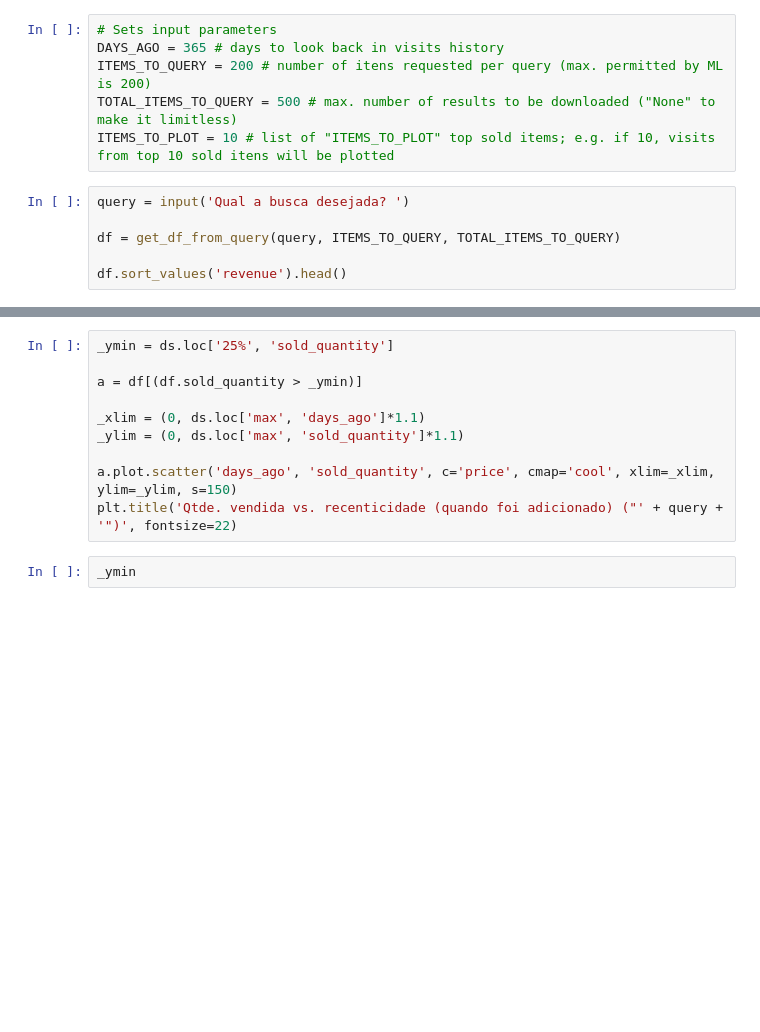
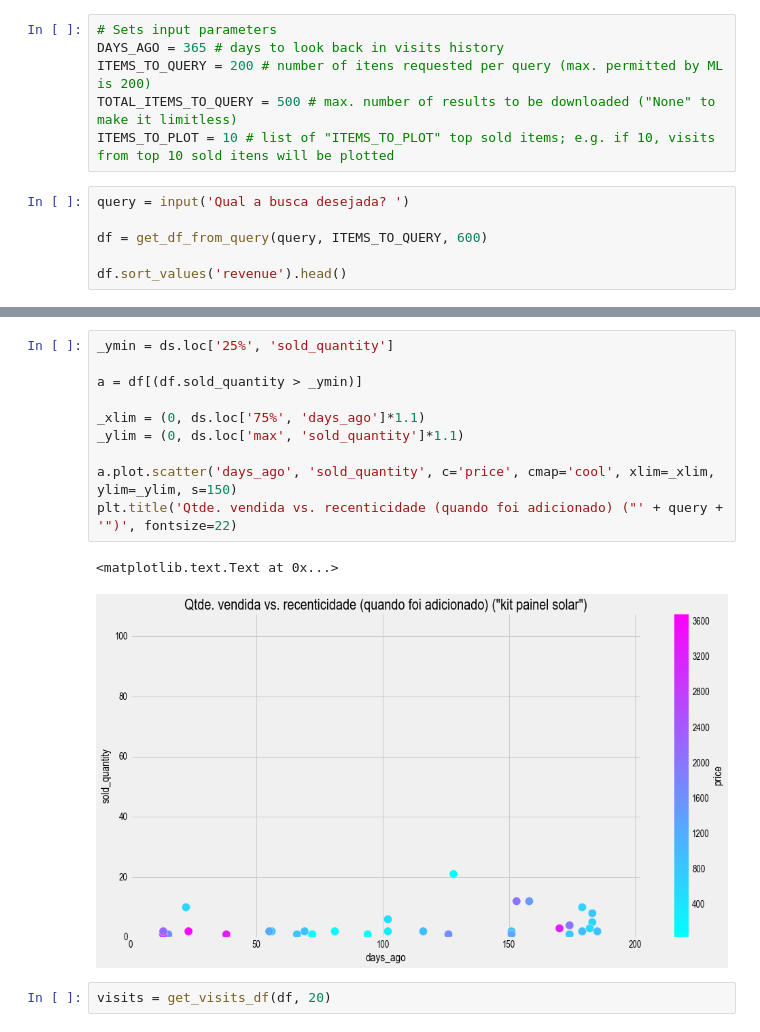
Before and after one commit to lpillmann/mercadolibre-api-wrapper, a Jupyter notebook: exploratory-analysis.ipynb, the cells around one changed output, grey strips where cells are left out. Drawn from its saved outputs; the diff is of its cells as text; blank space fills up the shorter version.

```diff
--- a/exploratory-analysis.ipynb
+++ b/exploratory-analysis.ipynb
@@ -40,7 +43,7 @@ ITEMS_TO_PLOT = 10 # list of "ITEMS_TO_PLOT" top sold items; e.g. if 10, visits
 # %%
 query = input('Qual a busca desejada? ')
 
-df = get_df_from_query(query, ITEMS_TO_QUERY, TOTAL_ITEMS_TO_QUERY)
+df = get_df_from_query(query, ITEMS_TO_QUERY, 600)
 
 df.sort_values('revenue').head()
 # %% [output]
@@ -60,12 +80,15 @@ plt.title('Qtde. vendida vs. preço ("' + query + '")', fontsize=22)
 # %%
 _ymin = ds.loc['25%', 'sold_quantity']
 
 a = df[(df.sold_quantity > _ymin)]
 
-_xlim = (0, ds.loc['max', 'days_ago']*1.1)
+_xlim = (0, ds.loc['75%', 'days_ago']*1.1)
 _ylim = (0, ds.loc['max', 'sold_quantity']*1.1)
 
 a.plot.scatter('days_ago', 'sold_quantity', c='price', cmap='cool', xlim=_xlim, ylim=_ylim, s=150)
 plt.title('Qtde. vendida vs. recenticidade (quando foi adicionado) ("' + query + '")', fontsize=22)
+# %% [output]
+<matplotlib.text.Text at 0x...>
+[figure, added]
-# %%
-_ymin
+# %%
+visits = get_visits_df(df, 20)
```
Also changed, not shown: parts of 6 cells of this notebook, 2 other files.
